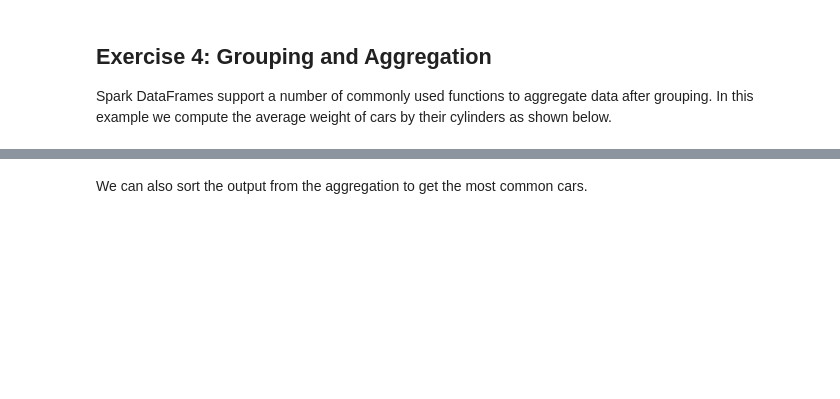
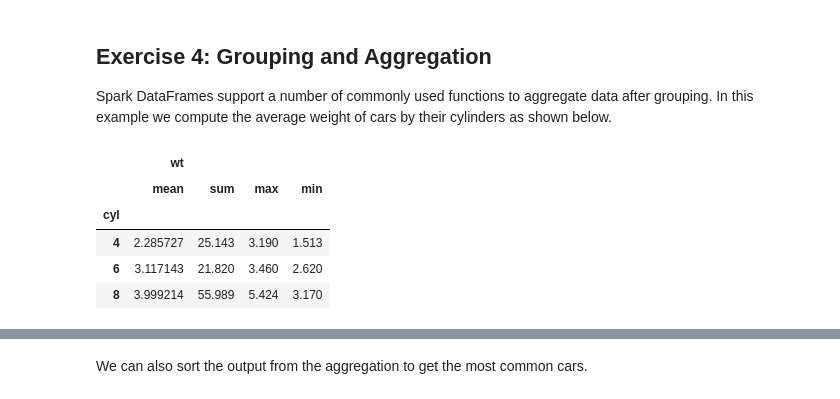
Before and after one commit to mekchou/DataAnalysisPractice, a Jupyter notebook: Big Data, Hadoop, and Spark Basics/SparkDataFrames.ipynb, the cells around one changed output, grey strips where cells are left out. Drawn from its saved outputs; the diff is of its cells as text; code cells hidden in the pictures; blank space fills up the shorter version.

```diff
--- a/Big Data, Hadoop, and Spark Basics/SparkDataFrames.ipynb
+++ b/Big Data, Hadoop, and Spark Basics/SparkDataFrames.ipynb
@@ -357,5 +467,16 @@ filled_df.head(3)
 ## Exercise 4: Grouping and Aggregation
 
 Spark DataFrames support a number of commonly used functions to aggregate data after grouping. In this example we compute the average weight of cars by their cylinders as shown below.
+# %%
+df.groupby(by=["cyl"])\
+    .agg({"wt": ["mean","sum","max","min"]})\
+    .head()
+# %% [output]
+|  | wt |  |  |  |
+|  | mean | sum | max | min |
+| cyl |  |  |  |  |
+| 4 | 2.285727 | 25.143 | 3.190 | 1.513 |
+| 6 | 3.117143 | 21.820 | 3.460 | 2.620 |
+| 8 | 3.999214 | 55.989 | 5.424 | 3.170 |
 # %%
 sdf.groupby(['cyl'])\
```
Also changed, not shown: parts of 30 cells of this notebook.
